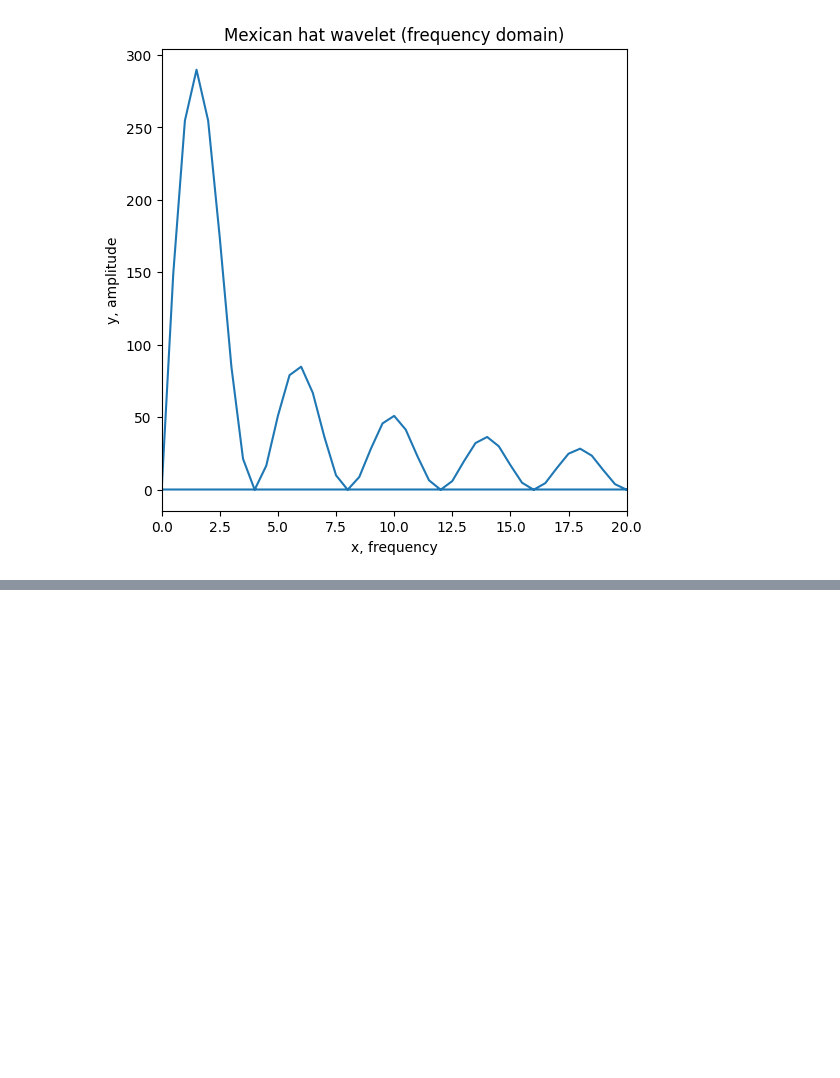
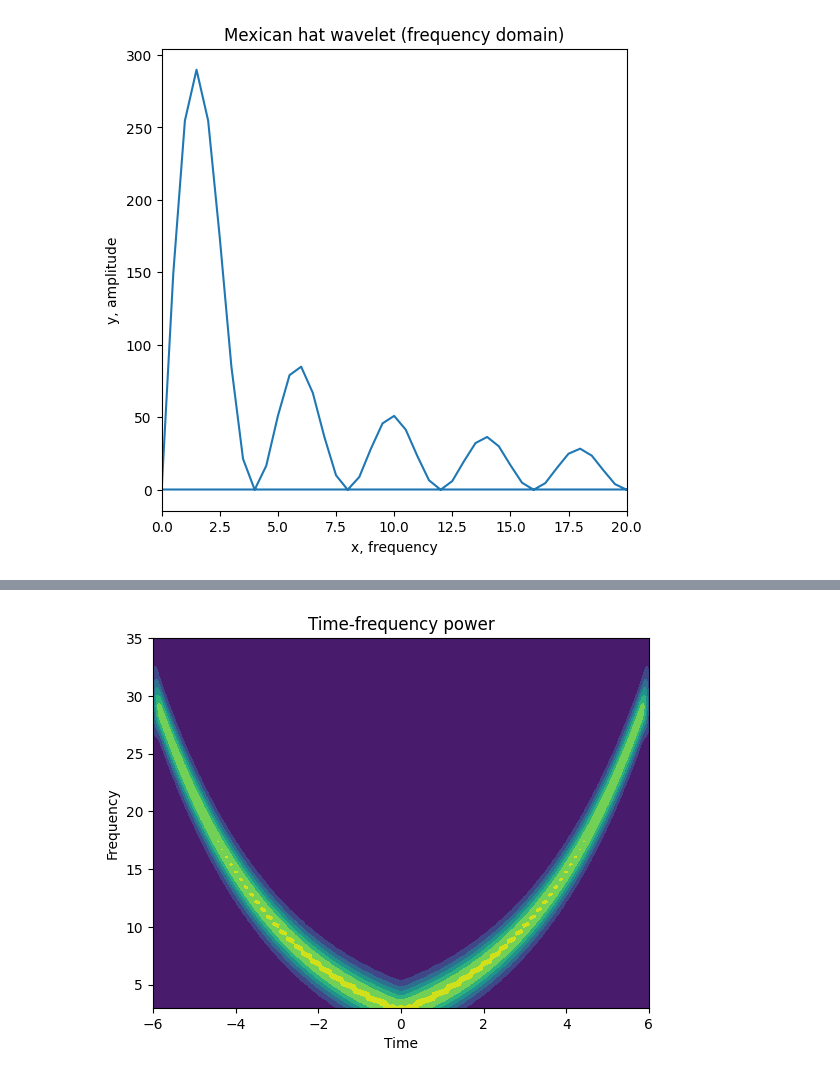
Before and after one commit to pimonov-student/another_digital_signal, a Jupyter notebook: lab_six.ipynb, the cells around one changed output, grey strips where cells are left out. Cells and saved outputs as stored; diff of their text form; code cells hidden in the pictures; blank space fills up the shorter version.

```diff
--- a/lab_six.ipynb
+++ b/lab_six.ipynb
@@ -175,0 +186,32 @@ plt.show()
+# %%
+pnts = len(arg_changing)
+
+freq_base = 50
+freqs  = np.linspace(3, 35, freq_base)
+fwhm  = .2
+
+Ws = np.zeros((freq_base, len(arg_changing)), dtype=complex)
+
+for wi in range(0, freq_base):
+    gauss = np.exp(-(4 * np.log(2) * arg_changing**2) / fwhm**2)
+    Ws[wi, :] = np.exp(1j * 2 * np.pi * freqs[wi] * arg_changing) * gauss
+
+conv = pnts * 2-1
+half = int(np.floor(pnts / 2) + 1)
+sigX = scipy.fftpack.fft(y_changing, conv)
+tf = np.zeros((freq_base, len(arg_changing)))
+
+for fi in range(freq_base):
+    waveX = scipy.fftpack.fft(Ws[fi,:], conv)
+    waveX = waveX / np.max(waveX)
+    conv_res = scipy.fftpack.ifft(waveX * sigX)
+    conv_res = conv_res[half - 3 : -half]
+    tf[fi, :] = np.abs(conv_res)**2
+
+plt.title('Time-frequency power')
+plt.contourf(arg_changing, freqs, tf)
+plt.xlabel('Time')
+plt.ylabel('Frequency')
+plt.show()
+# %% [output]
+[figure, added]
```
Also changed, not shown: parts of 8 cells of this notebook.
